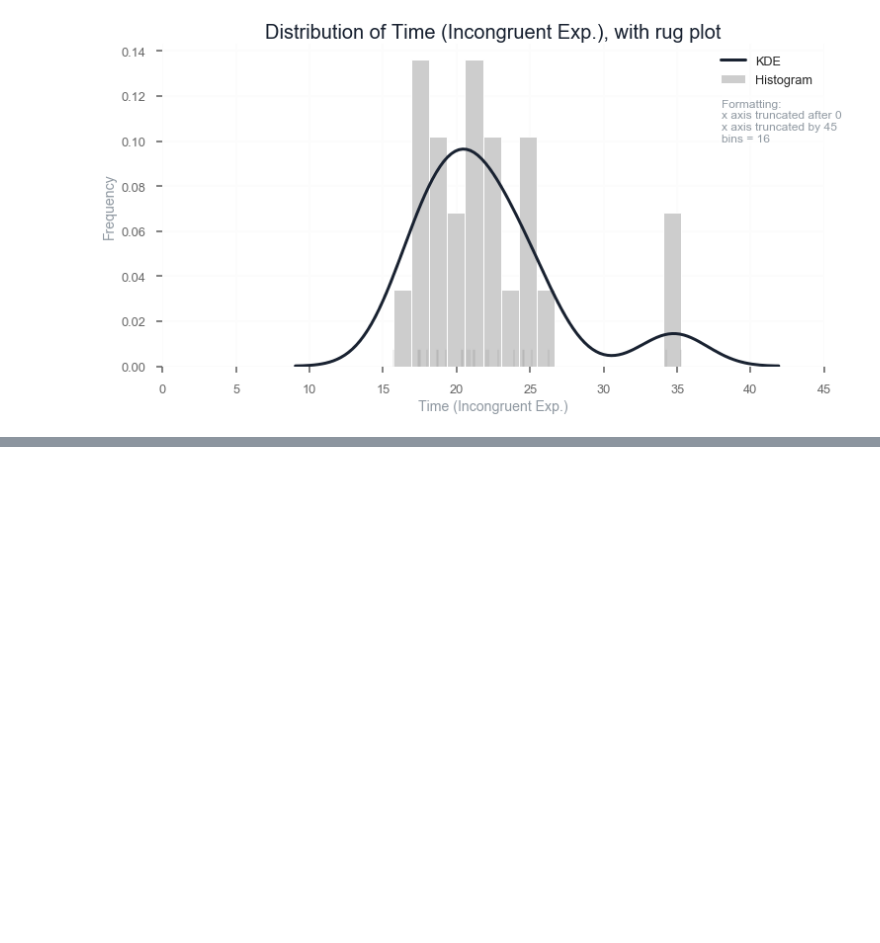
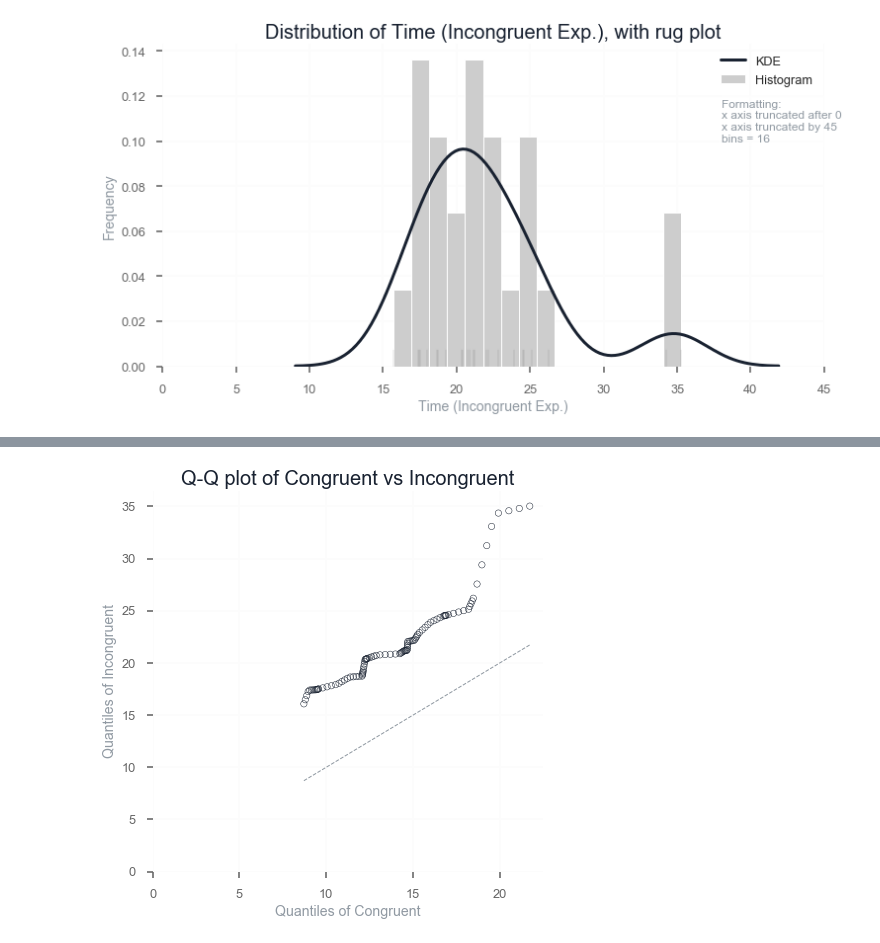
Before and after one commit to AdmcCarthy/Stroop_Effect, a Jupyter notebook: resources/ipython_notebook/Stroop Experiment.ipynb, the cells around one changed output, grey strips where cells are left out. Saved outputs shown, nothing was run; the diff lists cells and outputs as text; code cells hidden in the pictures; blank space fills up the shorter version.

```diff
--- a/resources/ipython_notebook/Stroop Experiment.ipynb
+++ b/resources/ipython_notebook/Stroop Experiment.ipynb
@@ -58,0 +71,4 @@ univariate(df["Incongruent"], "Time (Incongruent Exp.)", bin_n=16, x_truncation_
+# %%
+qq_plot_var(df["Congruent"], df["Incongruent"], "Congruent", "Incongruent", fit_zero=True)
+# %% [output]
+[figure, added]
```
Also changed, not shown: parts of 3 cells of this notebook, 5 other files.
